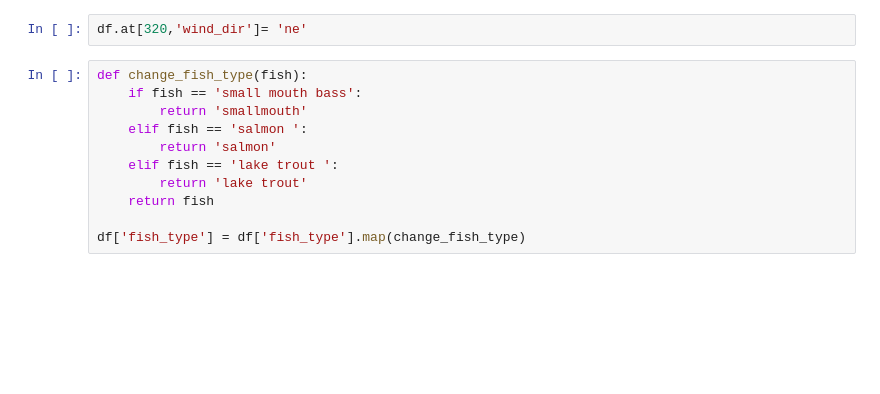
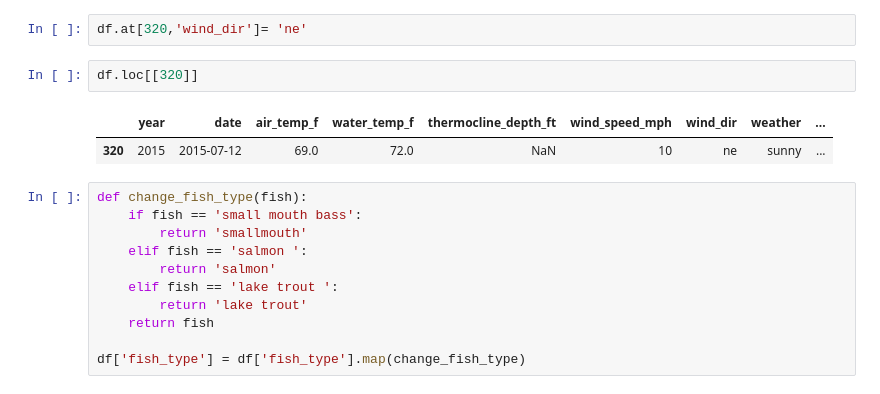
Before and after one commit to dancosta154/Winnipesaukee_Clustering, a Jupyter notebook: data_cleaning.ipynb, the cells around one changed output. Drawn from its saved outputs; the diff is of its cells as text; blank space fills up the shorter version.

```diff
--- a/data_cleaning.ipynb
+++ b/data_cleaning.ipynb
@@ -34,5 +89,10 @@ df.loc[(df['wind_dir'] == 'ene')]
 # %%
 df.at[320,'wind_dir']= 'ne'
+# %%
+df.loc[[320]]
+# %% [output]
+|  | year | date | air_temp_f | water_temp_f | thermocline_depth_ft | wind_speed_mph | wind_dir | weather | ... |
+| 320 | 2015 | 2015-07-12 | 69.0 | 72.0 | NaN | 10 | ne | sunny | ... |
 # %%
 def change_fish_type(fish):
     if fish == 'small mouth bass':
```
Also changed, not shown: parts of 23 cells of this notebook, 3 other files.
